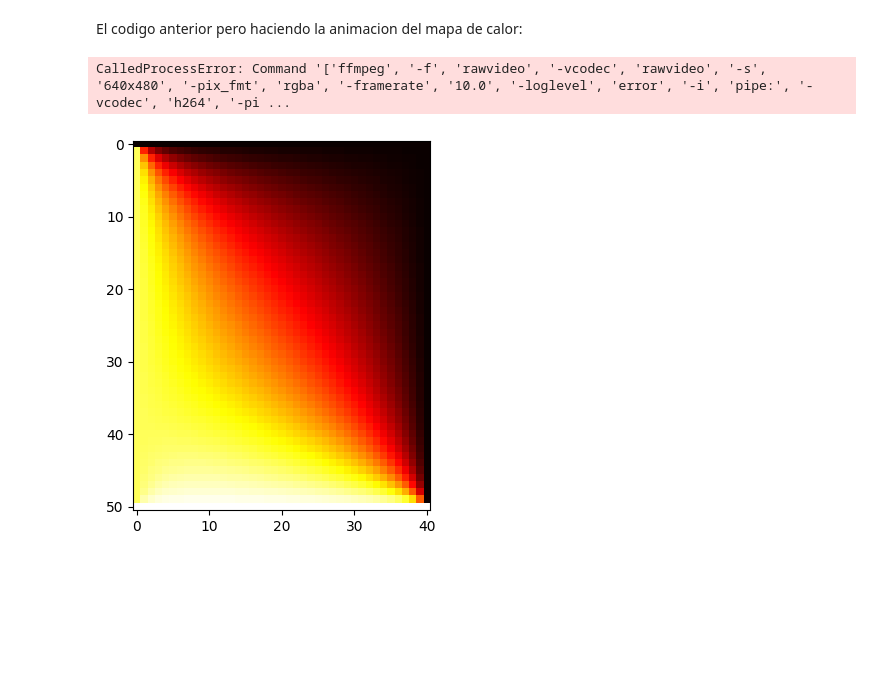
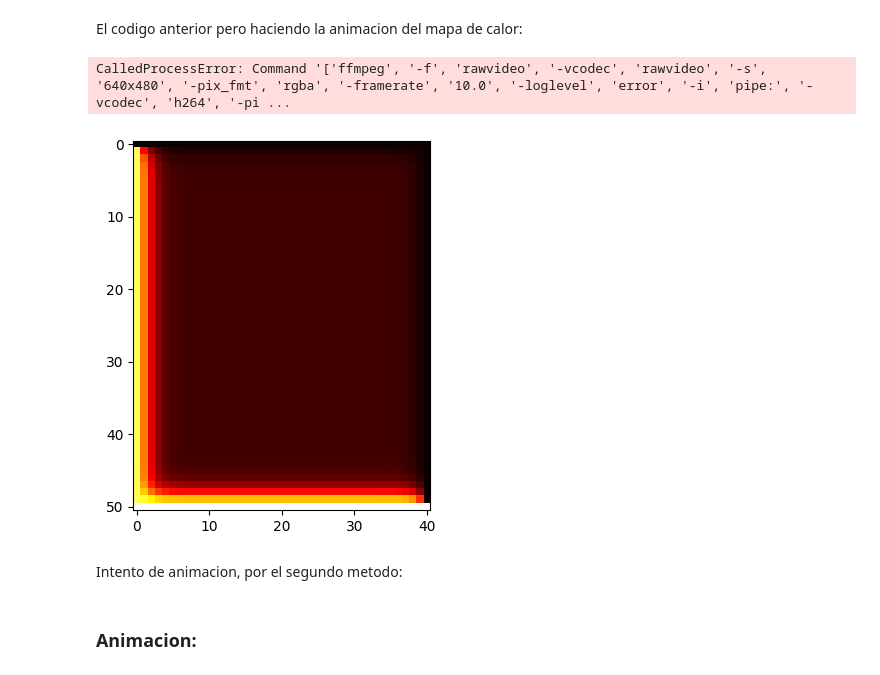
Before and after one commit to Rio1112/Proyecto_Calor, a Jupyter notebook: Proyecto_Python.ipynb, the cells around one changed output. Drawn from its saved outputs; the diff is of its cells as text; code cells hidden in the pictures; blank space fills up the shorter version.

Commit message:
Cambio en condiciones de frontera y animacion

```diff
--- a/Proyecto_Python.ipynb
+++ b/Proyecto_Python.ipynb
@@ -100,39 +139,46 @@ def ftcs_calor_animacion(Ti, Td, Tar, Tab, Tp, kappa, L, a, M, N, h, t_fin):
     T = np.zeros((M+1, N+1), dtype=float)
     # Condiciones iniciales
     T[:, 0] = Ti
     T[:, N] = Td
     T[0, :] = Tar
     T[M, :] = Tab
     T[1:M, 1:N] = Tp
 
     # Arreglo para hacer las operaciones con FTCS
     Tk = np.copy(T)  # Crear una copia de T
 
     # Otros parámetros
     t = 0.0
     dy = a / N  # Particiones del ancho
     dx = L / M  # Particiones del largo
     d1 = dy / dx  # dy/dx que es parte de la formula
     d2 = dx / dy  # dx/dy que es parte de la formula
     Fo = (kappa * t_fin) / (dy * dx)  # Número de Fourier
 
     fig, ax = plt.subplots()
     heatmap = ax.imshow(T, cmap='hot', interpolation='nearest')
 
     def update(frame):
         nonlocal T
-        T[1:M, 1:N] = Fo * (d1 * (T[0:M-1, 1:N] + T[2:M+1, 1:N] - 2*T[1:M, 1:N]) + d2 * (T[1:M, 0:N-1] + T[1:M, 2:N+1] - 2*T[1:M, 1:N])) + T[1:M, 1:N]
-        heatmap.set_data(T)
-        return [heatmap]
+        for j in range(1, N):
+            for i in range(1, M):
+                Tk[i, j] = Fo * (d1 * (T[i-1, j] + T[i+1, j] - 2*T[i, j]) + d2 * (T[i, j+1] + T[i, j-1] - 2*T[i, j])) + T[i, j]
+        T = Tk.copy()
+        heatmap.set_array(T)
+
+        return heatmap,
 
     ani = FuncAnimation(fig, update, frames=np.arange(0, t_fin, h), interval=100, blit=True)
 
-    video = ani.to_html5_video()
-    html = display.HTML(video)
-    display.display(html)
-    plt.close()
+    return ani
 
-anima = ftcs_calor_animacion(100, 0, 0, 120, 10, 22.8e-6, 10, 8, 50, 40, 1e-4, 30)
+anim =  ftcs_calor_animacion(100, 0, 0, 120, 10, 22.8e-6, 10, 8, 50, 40, 1e-4, 30)
+video = anim.to_html5_video()
+html = display.HTML(video)
+display.display(html)
+plt.close()
 # %% [output]
 CalledProcessError: Command '['ffmpeg', '-f', 'rawvideo', '-vcodec', 'rawvideo', '-s', '640x480', '-pix_fmt', 'rgba', '-framerate', '10.0', '-loglevel', 'error', '-i', 'pipe:', '-vcodec', 'h264', '-pi ...
-[figure, old version]
+[figure, new version]
+# %% [markdown]
+Intento de animacion, por el segundo metodo:
@@ -138,0 +227,2 @@ CalledProcessError: Command '['ffmpeg', '-f', 'rawvideo', '-vcodec', 'rawvideo',
+# %% [markdown]
+### Animacion:
```
Also changed, not shown: parts of 8 cells of this notebook.
